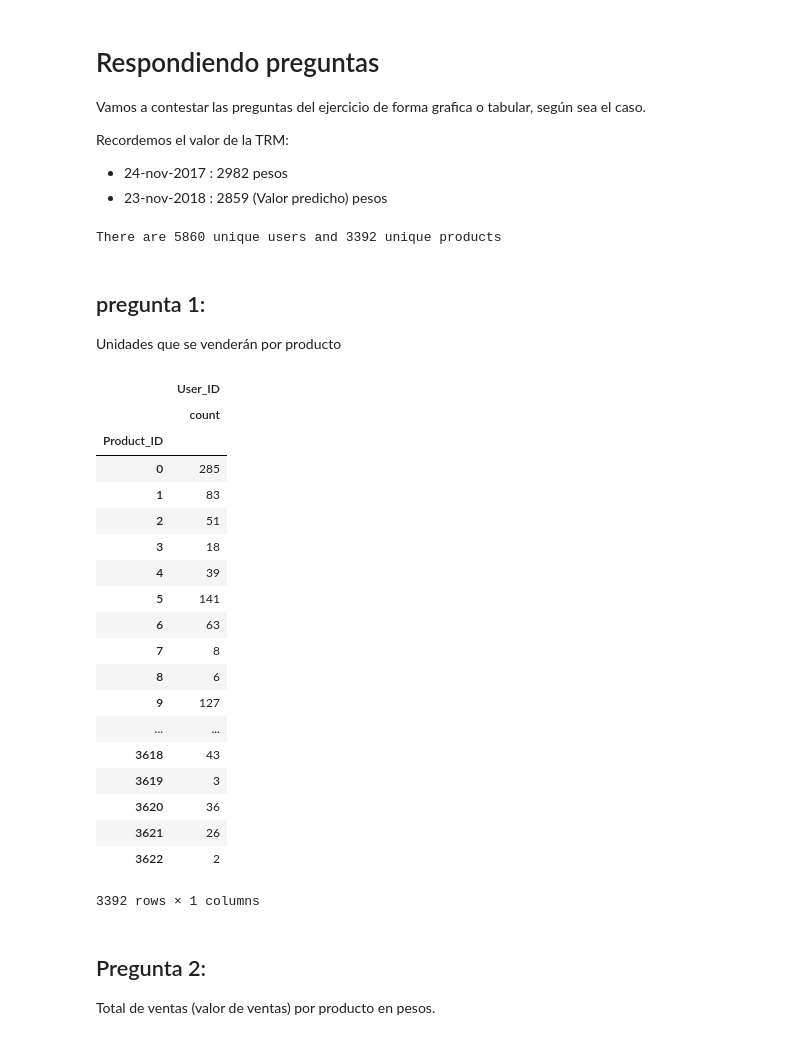
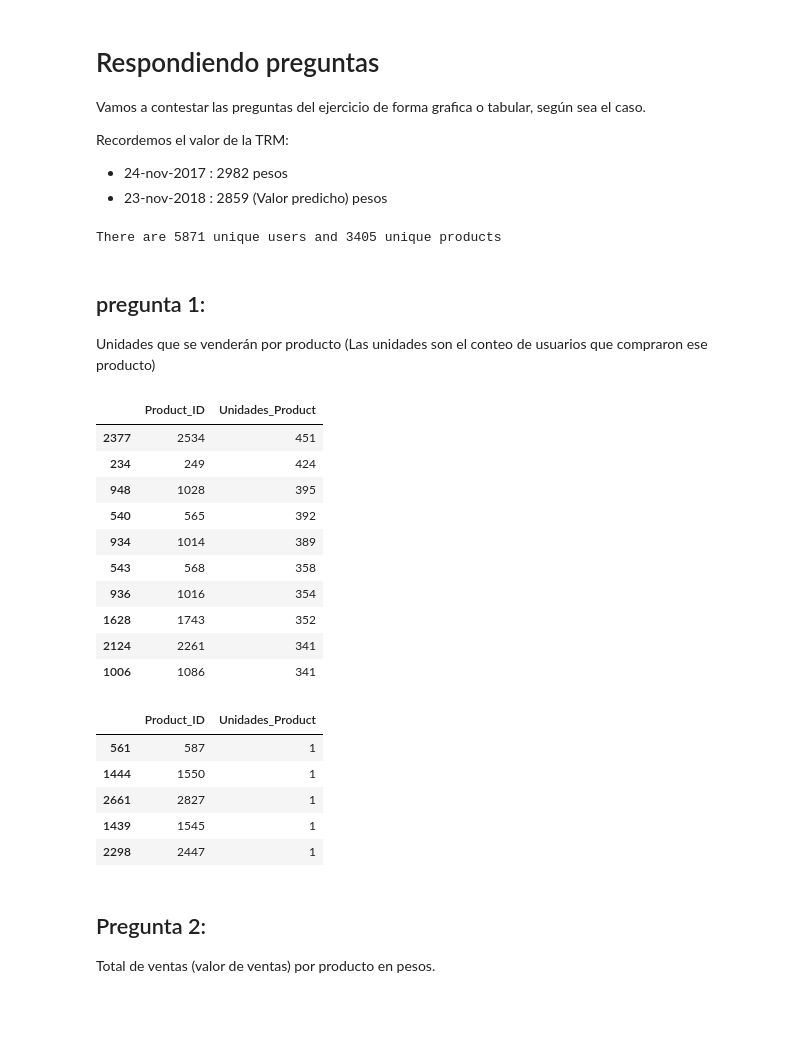
Before and after one commit to iris9112/black_friday_app, a Jupyter notebook: 4.Modelos_prediccion.ipynb, the cells around one changed output. Drawn from its saved outputs; the diff is of its cells as text; code cells hidden in the pictures; blank space fills up the shorter version.

```diff
--- a/4.Modelos_prediccion.ipynb
+++ b/4.Modelos_prediccion.ipynb
@@ -11,7 +11,7 @@ from sklearn.ensemble import GradientBoostingRegressor
 from sklearn.preprocessing import LabelEncoder
 from sklearn import ensemble
 # %%
-df = pd.read_csv('datasets/BlackFriday.csv', sep=',')
+df = pd.read_csv('datasets/BlackFriday.csv', sep=',', encoding='utf8')
 # %%
 # eliminar columnas innecesarias
 
@@ -134,7 +134,7 @@ unique_users = len(test_X.User_ID.unique())
 unique_products = len(test_X.Product_ID.unique())
 print('There are {} unique users and {} unique products'.format(unique_users, unique_products))
 # %% [output]
-There are 5860 unique users and 3392 unique products
+There are 5871 unique users and 3405 unique products
 # %%
 import matplotlib.pyplot as plt
 
@@ -142,32 +142,34 @@ import matplotlib.pyplot as plt
 # %% [markdown]
 ## pregunta 1:
 
-Unidades que se venderán por producto
+Unidades que se venderán por producto (Las unidades son el conteo de usuarios que compraron ese producto)
 # %%
-df_one = test_X.filter(['Product_ID', 'User_ID'], axis=1)
-df_prod = df_one.groupby(['Product_ID']).agg(['count'])
-df_prod
+df_one = test_X.filter(['Product_ID', 'User_ID'], axis=1).groupby(['Product_ID']).count()
+df_one = df_one.reset_index()
+df_one.columns = ['Product_ID', 'Unidades_Product']
+df_one = df_one.sort_values('Unidades_Product', ascending=False)
+df_one.head(10)
 # %% [output]
-|  | User_ID |
-|  | count |
-| Product_ID |  |
-| 0 | 285 |
-| 1 | 83 |
-| 2 | 51 |
-| 3 | 18 |
-| 4 | 39 |
-| 5 | 141 |
-| 6 | 63 |
-| 7 | 8 |
-| 8 | 6 |
-| 9 | 127 |
-| ... | ... |
-| 3618 | 43 |
-| 3619 | 3 |
-| 3620 | 36 |
-| 3621 | 26 |
-| 3622 | 2 |
+|  | Product_ID | Unidades_Product |
+| 2377 | 2534 | 451 |
+| 234 | 249 | 424 |
+| 948 | 1028 | 395 |
+| 540 | 565 | 392 |
+| 934 | 1014 | 389 |
+| 543 | 568 | 358 |
+| 936 | 1016 | 354 |
+| 1628 | 1743 | 352 |
+| 2124 | 2261 | 341 |
+| 1006 | 1086 | 341 |
-3392 rows × 1 columns
+# %%
+df_one.tail()
+# %% [output]
+|  | Product_ID | Unidades_Product |
+| 561 | 587 | 1 |
+| 1444 | 1550 | 1 |
+| 2661 | 2827 | 1 |
+| 1439 | 1545 | 1 |
+| 2298 | 2447 | 1 |
 # %% [markdown]
 ## Pregunta 2:
 
```
Also changed, not shown: parts of 16 cells of this notebook, 13 other files.
